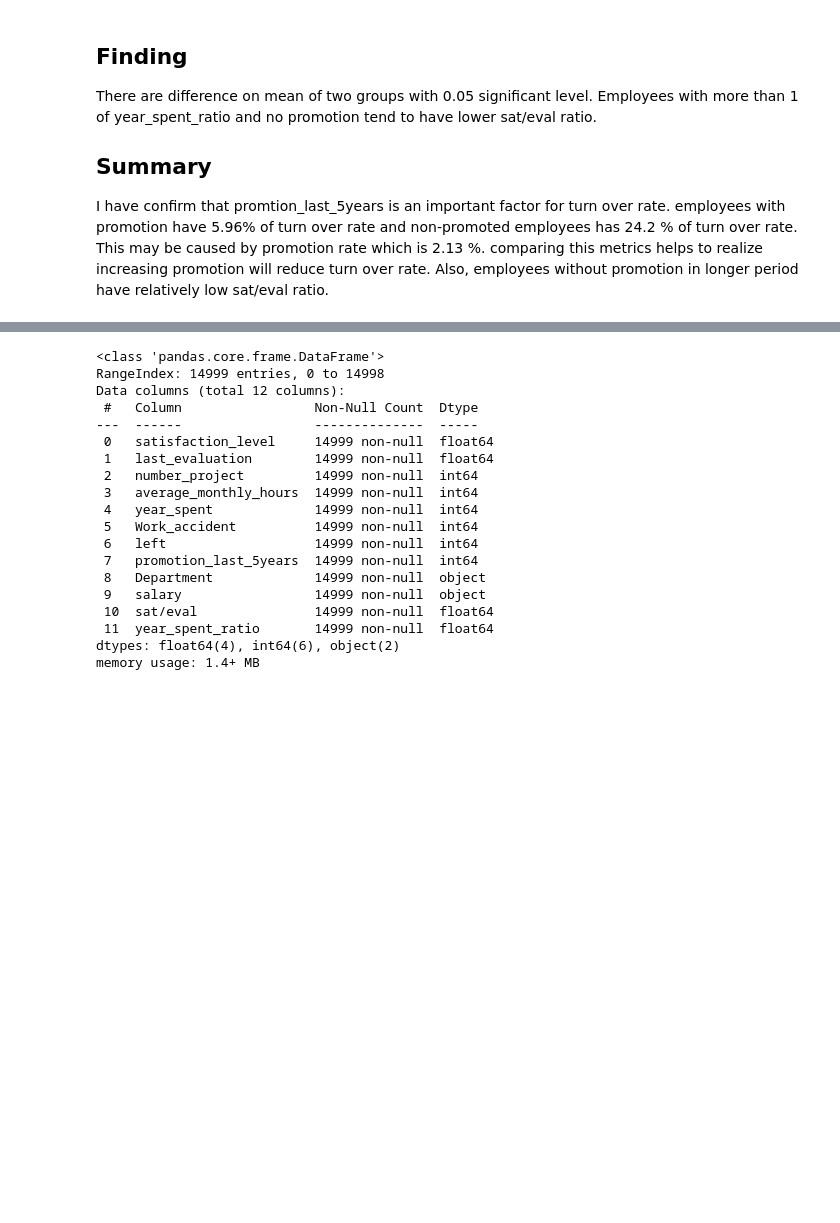
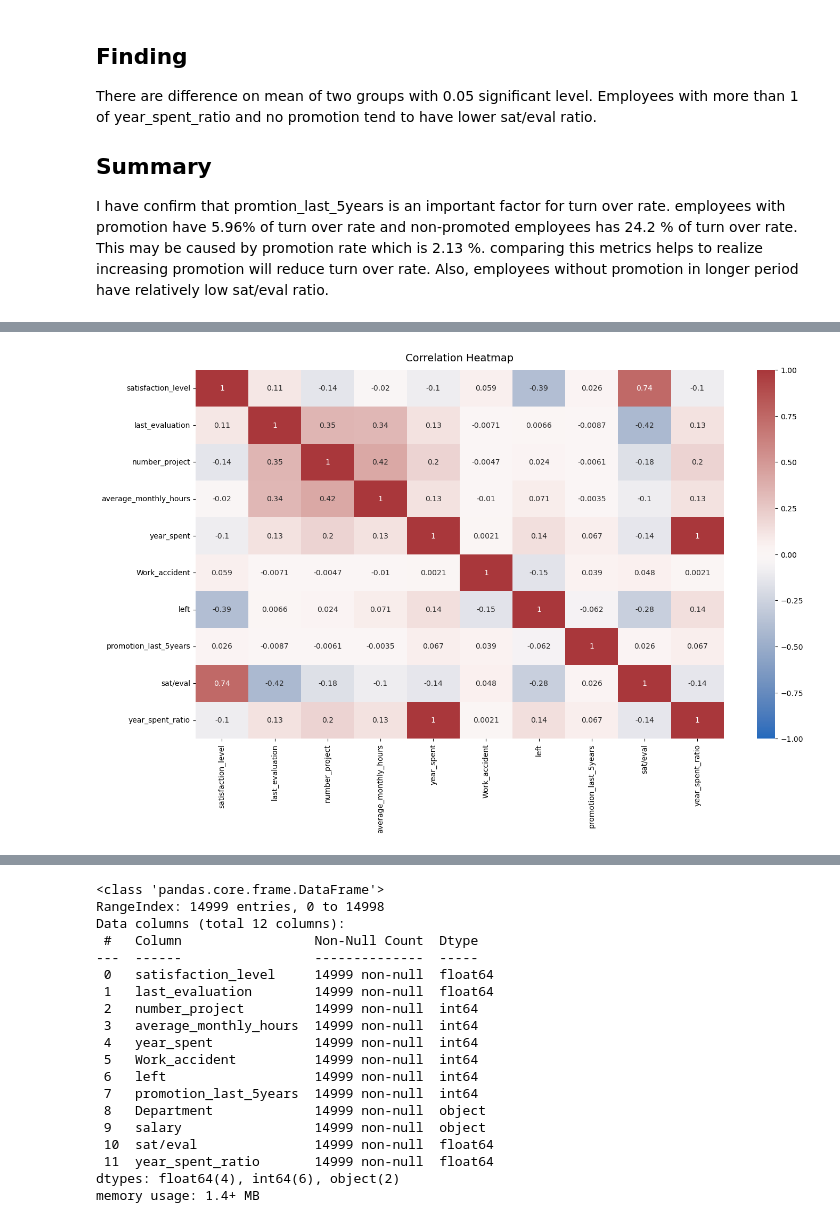
Before and after one commit to soonn22/Hr_Analytics_Job_Prediction, a Jupyter notebook: HR_Retention.ipynb, the cells around one changed output, grey strips where cells are left out. Saved outputs shown, nothing was run; the diff lists cells and outputs as text; code cells hidden in the pictures; blank space fills up the shorter version.

```diff
--- a/HR_Retention.ipynb
+++ b/HR_Retention.ipynb
@@ -758,3 +758,6 @@ Employees with more than 1 of year_spent_ratio and no promotion tend to have low
 ## Summary
 I have confirm that promtion_last_5years is an important factor for turn over rate. employees with promotion have 5.96% of turn over rate and non-promoted employees has 24.2 % of turn over rate.  This may be caused by promotion rate which is 2.13 %. comparing this metrics helps to realize increasing promotion will reduce turn over rate.
 Also, employees without promotion in longer period have relatively low sat/eval ratio.
+# %%
+df.info()
+df0 = df.drop(['Department','salary'],axis = 1)
@@ -761,3 +784,10 @@ Also, employees without promotion in longer period have relatively low sat/eval
+# %%
+# Plot a correlation heatmap
+plt.figure(figsize=(16, 9))
+heatmap = sns.heatmap(df0.corr(), vmin=-1, vmax=1, annot=True, cmap=sns.color_palette("vlag", as_cmap=True))
+heatmap.set_title('Correlation Heatmap', fontdict={'fontsize':14}, pad=12);
+# %% [output]
+[figure, added]
 # %% [markdown]
 # Construct model and train models
 
```
Also changed, not shown: parts of 15 cells of this notebook, 3 other files.
